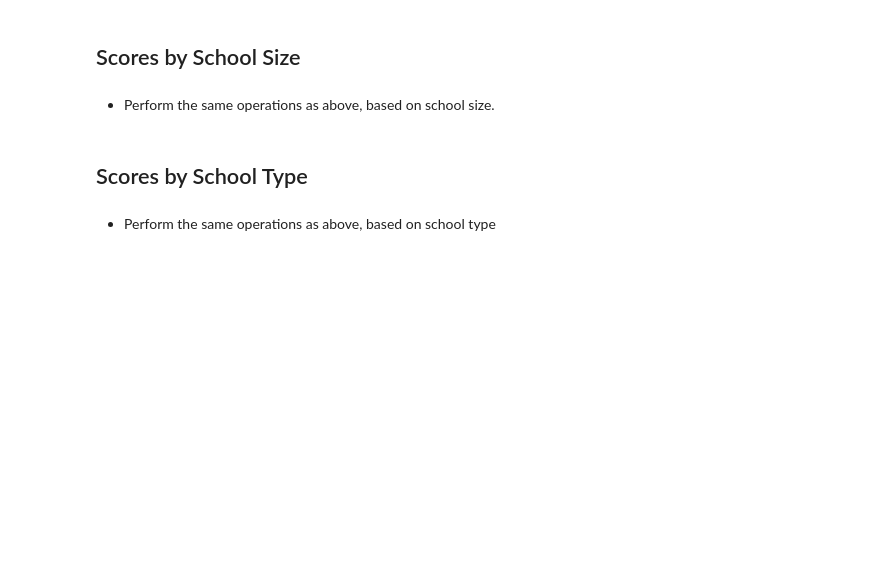
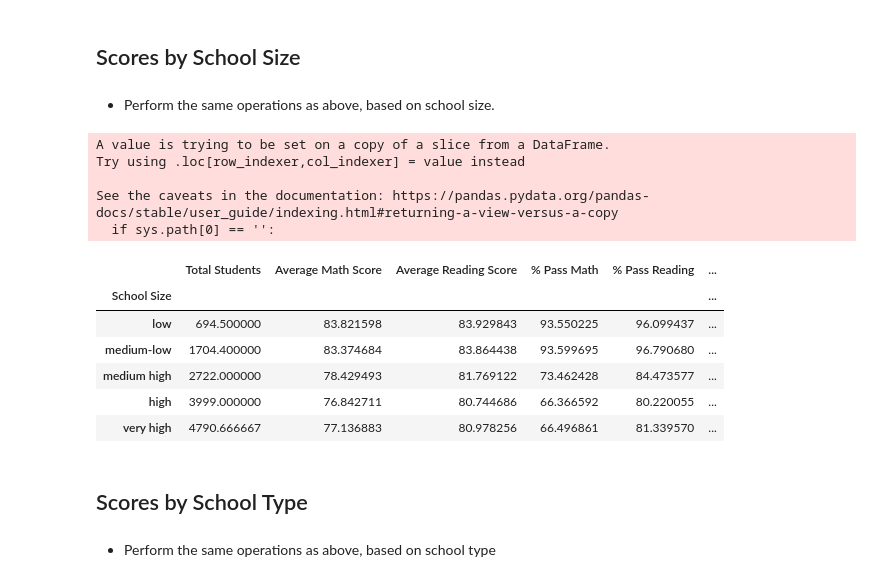
Before and after one commit to KatherineH-cls/pandas-challenge, a Jupyter notebook: PyCitySchools/PyCitySchools.ipynb, the cells around one changed output. Drawn from its saved outputs; the diff is of its cells as text; code cells hidden in the pictures; blank space fills up the shorter version.

```diff
--- a/PyCitySchools/PyCitySchools.ipynb
+++ b/PyCitySchools/PyCitySchools.ipynb
@@ -376,6 +400,38 @@ reading_by_grade.style
 ## Scores by School Size
 # %% [markdown]
 * Perform the same operations as above, based on school size.
+# %%
+# create a subset table of summary_reorder to use for score analysis
+school_analysis = summary_reorder[['Total Students', 'Average Math Score', 'Average Reading Score',
+       '% Pass Math', '% Pass Reading', '% Pass Overall']]
+
+# Create the bins for school size
+size_bins = [0, 1000, 2000, 3000, 4000, 5000]
+
+# Create the names for the bins
+size_groups = ['low', 'medium-low', 'medium high', 'high', 'very high']
+
+# Cut the data
+school_analysis['School Size']=pd.cut(school_analysis['Total Students'], size_bins, labels = size_groups, include_lowest = True)
+school_analysis
+
+# Create a group based on the bins
+school_analysis_size = school_analysis.groupby('School Size').mean()
+
+school_analysis_size
+# %% [output]
+A value is trying to be set on a copy of a slice from a DataFrame.
+Try using .loc[row_indexer,col_indexer] = value instead
+
+See the caveats in the documentation: https://pandas.pydata.org/pandas-docs/stable/user_guide/indexing.html#returning-a-view-versus-a-copy
+  if sys.path[0] == '':
+|  | Total Students | Average Math Score | Average Reading Score | % Pass Math | % Pass Reading | ... |
+| School Size |  |  |  |  |  | ... |
+| low | 694.500000 | 83.821598 | 83.929843 | 93.550225 | 96.099437 | ... |
+| medium-low | 1704.400000 | 83.374684 | 83.864438 | 93.599695 | 96.790680 | ... |
+| medium high | 2722.000000 | 78.429493 | 81.769122 | 73.462428 | 84.473577 | ... |
+| high | 3999.000000 | 76.842711 | 80.744686 | 66.366592 | 80.220055 | ... |
+| very high | 4790.666667 | 77.136883 | 80.978256 | 66.496861 | 81.339570 | ... |
 # %% [markdown]
 ## Scores by School Type
 # %% [markdown]
```
Also changed, not shown: parts of 3 cells of this notebook.
